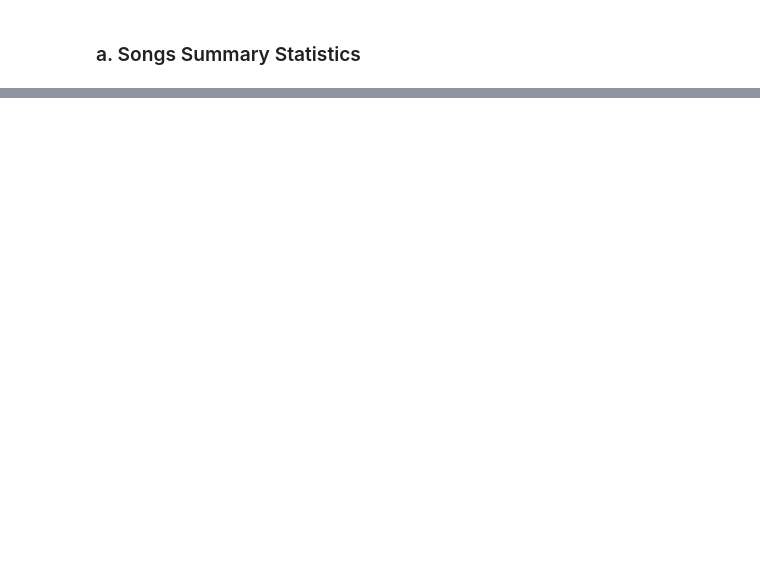
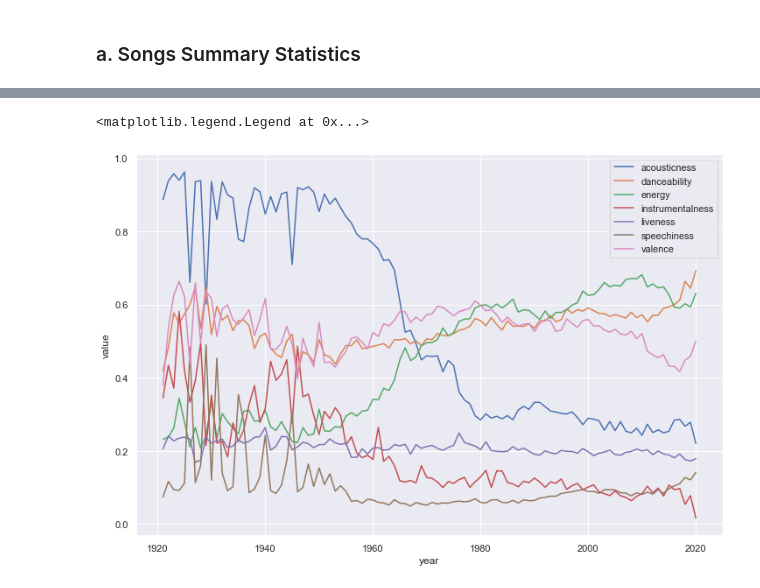
Before and after one commit to taylormanivanh/projects, a Jupyter notebook: Music_Recommender/Music_Recommender.ipynb, the cells around one changed output, grey strips where cells are left out. Cells and saved outputs as stored; diff of their text form; code cells hidden in the pictures; blank space fills up the shorter version.

```diff
--- a/Music_Recommender/Music_Recommender.ipynb
+++ b/Music_Recommender/Music_Recommender.ipynb
@@ -139,0 +207,13 @@ NameError: name 'jupyter_client' is not defined
+# %%
+# Create dataset of song metrics
+metrics = ['acousticness','danceability', 'energy','instrumentalness','liveness', 'speechiness', 'valence']
+year_data = data_by_year[['year', 'acousticness','danceability', 'energy','instrumentalness','liveness', 'speechiness','valence']].copy()
+year_data['year'] = pd.to_datetime(year_data['year'], format='%Y').dt.year
+
+# Transform year data into a wide format and plot song metrics over time
+sns.set(rc={'figure.figsize':(12 ,8)})
+p = sns.lineplot(x='year', y='value', hue='variable', data=pd.melt(year_data, 'year'))
+p.legend(loc='upper right')
+# %% [output]
+<matplotlib.legend.Legend at 0x...>
+[figure, added]
```
Also changed, not shown: parts of 19 cells of this notebook.
